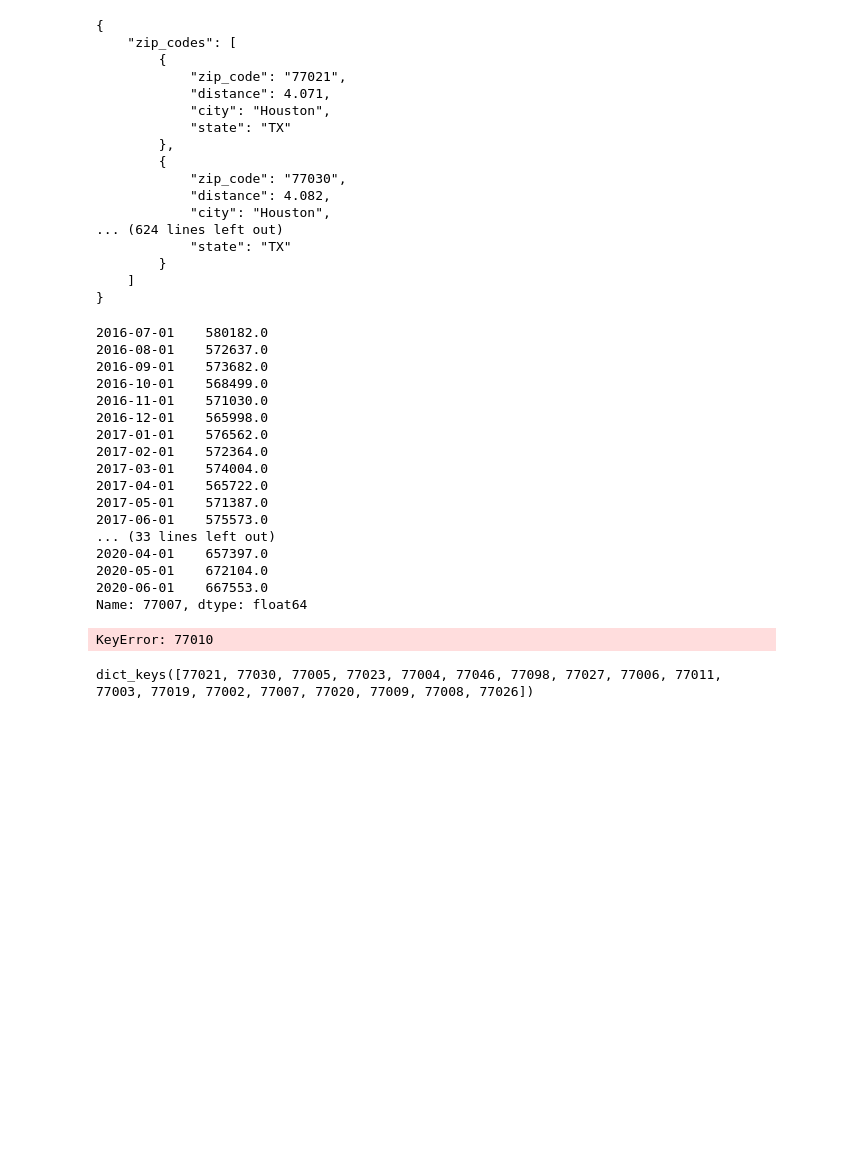
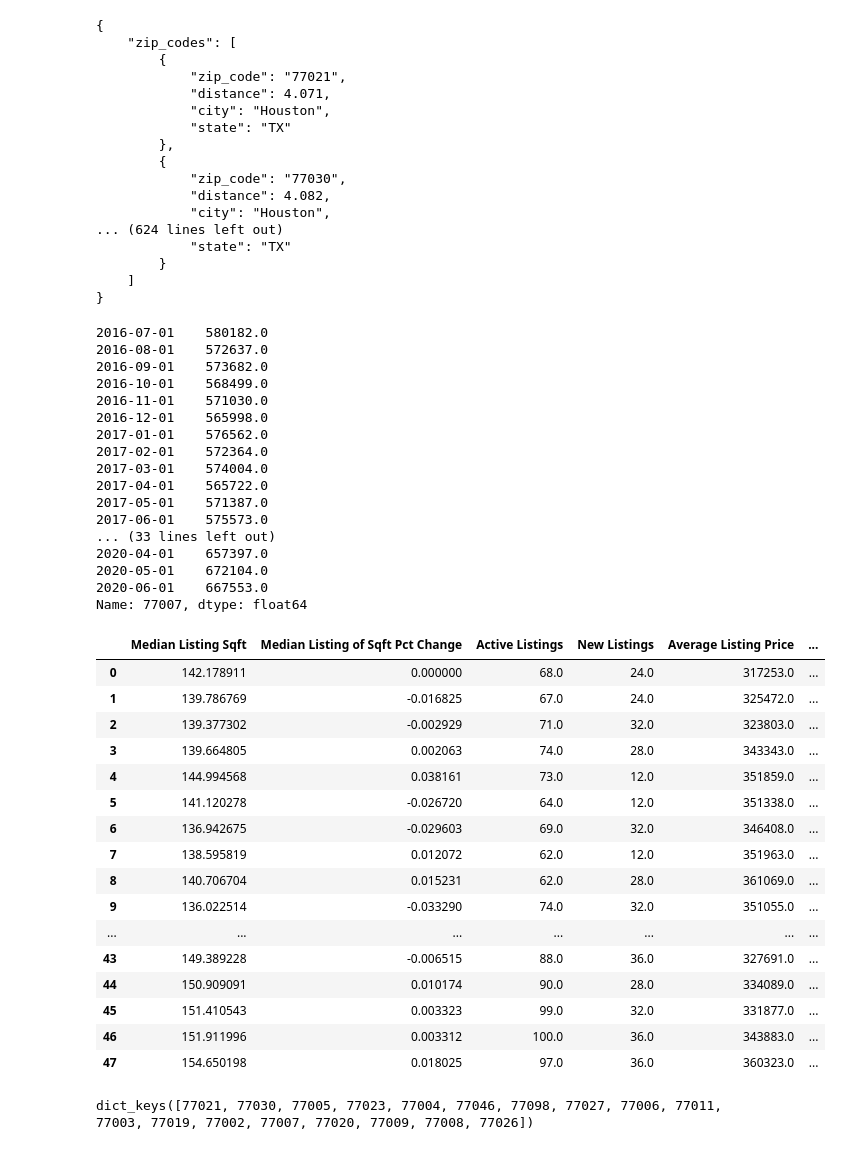
Before and after one commit to dovu93/Real_Estate_Investment_Identifier, a Jupyter notebook: Notebooks/trail&error2_Vu.ipynb, the cells around one changed output. Saved outputs shown, nothing was run; the diff lists cells and outputs as text; code cells hidden in the pictures; blank space fills up the shorter version.

```diff
--- a/Notebooks/trail&error2_Vu.ipynb
+++ b/Notebooks/trail&error2_Vu.ipynb
@@ -66,31 +66,42 @@ filtered_number_of_returns_df = pd.DataFrame()
 filtered_number_of_returns_df = filter_zip_code(zip_code, number_of_returns_df, filtered_number_of_returns_df)
 filtered_number_of_returns_df.fillna(0, inplace = True)
 filtered_number_of_returns_df = filtered_number_of_returns_df.transpose()
+filtered_number_of_returns_df.reset_index(inplace = True)
+
 
 filtered_taxable_income_df = pd.DataFrame()
 filtered_taxable_income_df = filter_zip_code(zip_code, taxable_income_df, filtered_taxable_income_df)
 filtered_taxable_income_df.fillna(0, inplace = True)
 filtered_taxable_income_df = filtered_taxable_income_df.transpose()
+filtered_taxable_income_df.reset_index(inplace = True)
+
 
 filtered_income_tax_df = pd.DataFrame()
 filtered_income_tax_df = filter_zip_code(zip_code, income_tax_df, filtered_income_tax_df)
 filtered_income_tax_df.fillna(0, inplace = True)
 filtered_income_tax_df = filtered_income_tax_df.transpose()
+filtered_income_tax_df.reset_index(inplace = True)
+
 
 filtered_mortgage_tax_df = pd.DataFrame()
 filtered_mortgage_tax_df = filter_zip_code(zip_code, mortgage_tax_df, filtered_mortgage_tax_df)
 filtered_mortgage_tax_df.fillna(0, inplace = True)
 filtered_mortgage_tax_df = filtered_mortgage_tax_df.transpose()
+filtered_mortgage_tax_df.reset_index(inplace = True)
+
 
 filtered_charity_tax_df = pd.DataFrame()
 filtered_charity_tax_df = filter_zip_code(zip_code, charity_tax_df, filtered_charity_tax_df)
 filtered_charity_tax_df.fillna(0, inplace = True)
 filtered_charity_tax_df = filtered_charity_tax_df.transpose()
+filtered_charity_tax_df.reset_index(inplace = True)
+
 
 filtered_real_estates_tax_df = pd.DataFrame()
 filtered_real_estates_tax_df = filter_zip_code(zip_code, real_estates_tax_df, filtered_real_estates_tax_df)
 filtered_real_estates_tax_df.fillna(0, inplace = True)
 filtered_real_estates_tax_df = filtered_real_estates_tax_df.transpose()
+filtered_real_estates_tax_df.reset_index(inplace = True)
 # %%
 load_dotenv()
 # %% [output]
@@ -241,6 +263,7 @@ filtered_permits_by_zip = pd.DataFrame()
 filtered_permits_by_zip = filter_zip_code(zip_code, permits_by_zip, filtered_permits_by_zip)
 filtered_permits_by_zip.fillna(0, inplace = True)
 filtered_permits_by_zip = filtered_permits_by_zip.transpose()
+filtered_permits_by_zip.reset_index(inplace = True)
 # %%
 filtered_average_listing_price_df[77007]
 # %% [output]
@@ -261,10 +284,45 @@ filtered_average_listing_price_df[77007]
 2020-05-01    672104.0
 2020-06-01    667553.0
 Name: 77007, dtype: float64
-# %%
-median_list_sqft_df_pct_change[77010]
-# %% [output]
-KeyError: 77010
+# %%
+for i in zip_code:
+    if i in filtered_median_list_sqft_df and i in filtered_median_list_sqft_df_pct_change and i in filtered_active_listings_df and i in filtered_new_listing_df and i in filtered_average_listing_price_df and i in filtered_pending_ratio_df and i in filtered_permits_by_zip and i in filtered_number_of_returns_df and i in filtered_taxable_income_df and i in filtered_income_tax_df and i in filtered_mortgage_tax_df and i in filtered_charity_tax_df and i in filtered_real_estates_tax_df:
+        dict_of_frames[i] = pd.DataFrame({
+            'Median Listing Sqft' : filtered_median_list_sqft_df[i],
+            'Median Listing of Sqft Pct Change' : filtered_median_list_sqft_df_pct_change[i],
+            'Active Listings' : filtered_active_listings_df[i],
+            'New Listings' : filtered_new_listing_df[i],
+            'Average Listing Price' : filtered_average_listing_price_df[i],
+            'Pending Ratio' : filtered_pending_ratio_df[i],
+            'Number of Permits' : filtered_permits_by_zip[i],
+            'Number of Tax Returns' : filtered_number_of_returns_df[i],
+            'Average Taxable Income' : filtered_taxable_income_df[i],
+            'Average Income Tax' : filtered_income_tax_df[i],
+            'Average Mortgage Tax' : filtered_mortgage_tax_df[i],
+            'Average Charity Tax' : filtered_charity_tax_df[i],
+            'Average Real Estates Tax' : filtered_real_estates_tax_df[i]
+            })
+        dict_of_frames[i].dropna(inplace = True)
+# %%
+dict_of_frames[77021]
+# %% [output]
+|  | Median Listing Sqft | Median Listing of Sqft Pct Change | Active Listings | New Listings | Average Listing Price | ... |
+| 0 | 142.178911 | 0.000000 | 68.0 | 24.0 | 317253.0 | ... |
+| 1 | 139.786769 | -0.016825 | 67.0 | 24.0 | 325472.0 | ... |
+| 2 | 139.377302 | -0.002929 | 71.0 | 32.0 | 323803.0 | ... |
+| 3 | 139.664805 | 0.002063 | 74.0 | 28.0 | 343343.0 | ... |
+| 4 | 144.994568 | 0.038161 | 73.0 | 12.0 | 351859.0 | ... |
+| 5 | 141.120278 | -0.026720 | 64.0 | 12.0 | 351338.0 | ... |
+| 6 | 136.942675 | -0.029603 | 69.0 | 32.0 | 346408.0 | ... |
+| 7 | 138.595819 | 0.012072 | 62.0 | 12.0 | 351963.0 | ... |
+| 8 | 140.706704 | 0.015231 | 62.0 | 28.0 | 361069.0 | ... |
+| 9 | 136.022514 | -0.033290 | 74.0 | 32.0 | 351055.0 | ... |
+| ... | ... | ... | ... | ... | ... | ... |
+| 43 | 149.389228 | -0.006515 | 88.0 | 36.0 | 327691.0 | ... |
+| 44 | 150.909091 | 0.010174 | 90.0 | 28.0 | 334089.0 | ... |
+| 45 | 151.410543 | 0.003323 | 99.0 | 32.0 | 331877.0 | ... |
+| 46 | 151.911996 | 0.003312 | 100.0 | 36.0 | 343883.0 | ... |
+| 47 | 154.650198 | 0.018025 | 97.0 | 36.0 | 360323.0 | ... |
 # %%
 
 dict_of_corr = {}
```
Also changed, not shown: parts of 19 cells of this notebook, 1 other file.
